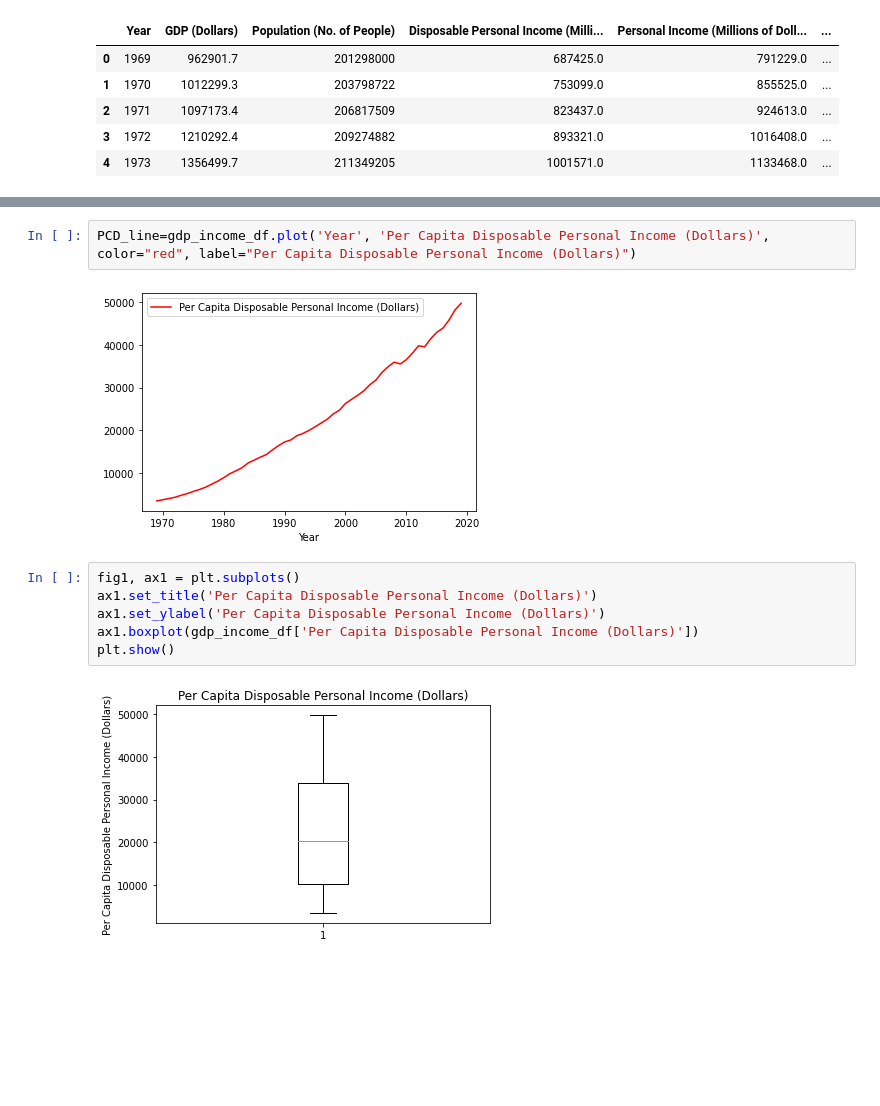
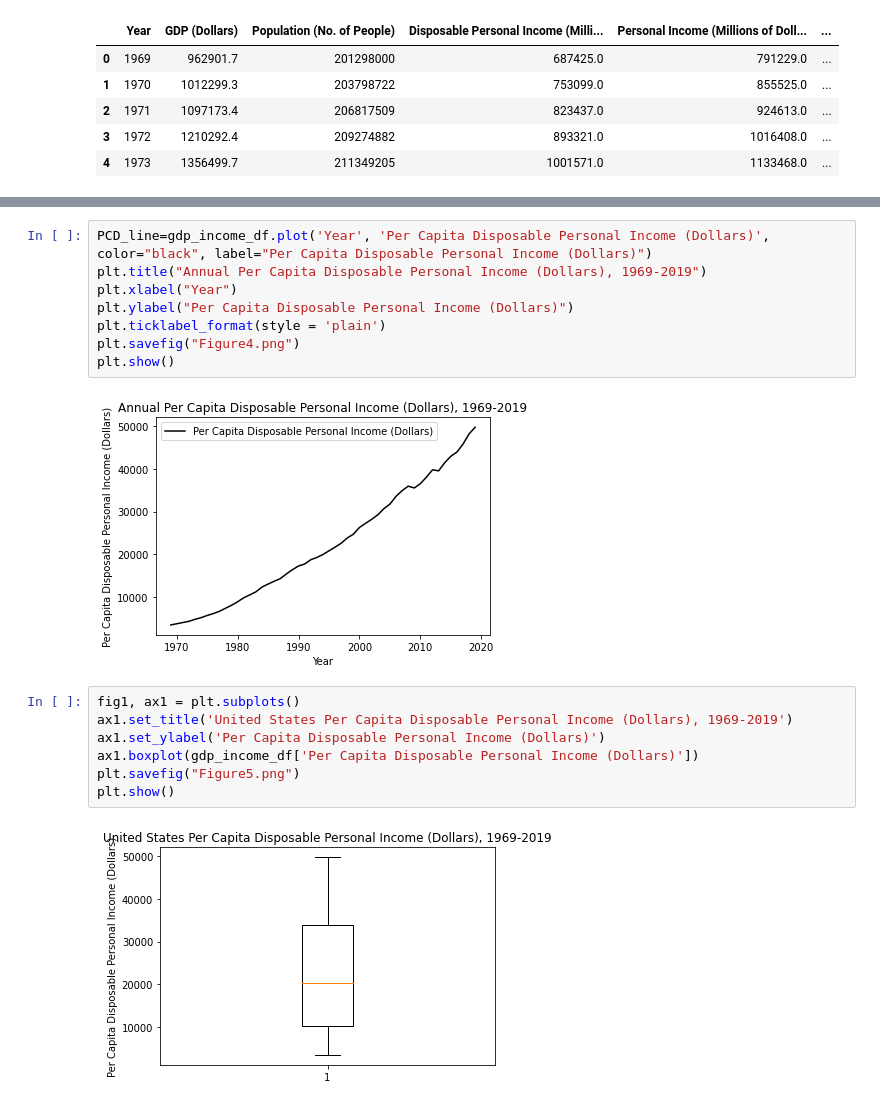
Before and after one commit to brittanijoi94/project-1, a Jupyter notebook: visuals.ipynb, the cells around one changed output, grey strips where cells are left out. Saved outputs shown, nothing was run; the diff lists cells and outputs as text; blank space fills up the shorter version.

```diff
--- a/visuals.ipynb
+++ b/visuals.ipynb
@@ -275,12 +283,19 @@ gdp_line=gdp_income_df.plot('Year', 'GDP (Dollars)', color="red", label="GDP")
 # %%
-PCD_line=gdp_income_df.plot('Year', 'Per Capita Disposable Personal Income (Dollars)', color="red", label="Per Capita Disposable Personal Income (Dollars)")
+PCD_line=gdp_income_df.plot('Year', 'Per Capita Disposable Personal Income (Dollars)', color="black", label="Per Capita Disposable Personal Income (Dollars)")
+plt.title("Annual Per Capita Disposable Personal Income (Dollars), 1969-2019")
+plt.xlabel("Year")
+plt.ylabel("Per Capita Disposable Personal Income (Dollars)")
+plt.ticklabel_format(style = 'plain')
+plt.savefig("Figure4.png")
+plt.show()
 # %% [output]
-[figure, old version]
+[figure, new version]
 # %%
 fig1, ax1 = plt.subplots()
-ax1.set_title('Per Capita Disposable Personal Income (Dollars)')
+ax1.set_title('United States Per Capita Disposable Personal Income (Dollars), 1969-2019')
 ax1.set_ylabel('Per Capita Disposable Personal Income (Dollars)')
 ax1.boxplot(gdp_income_df['Per Capita Disposable Personal Income (Dollars)'])
+plt.savefig("Figure5.png")
 plt.show()
 # %% [output]
-[figure, old version]
+[figure, new version]
```
Also changed, not shown: parts of 5 cells of this notebook, 6 other files.
